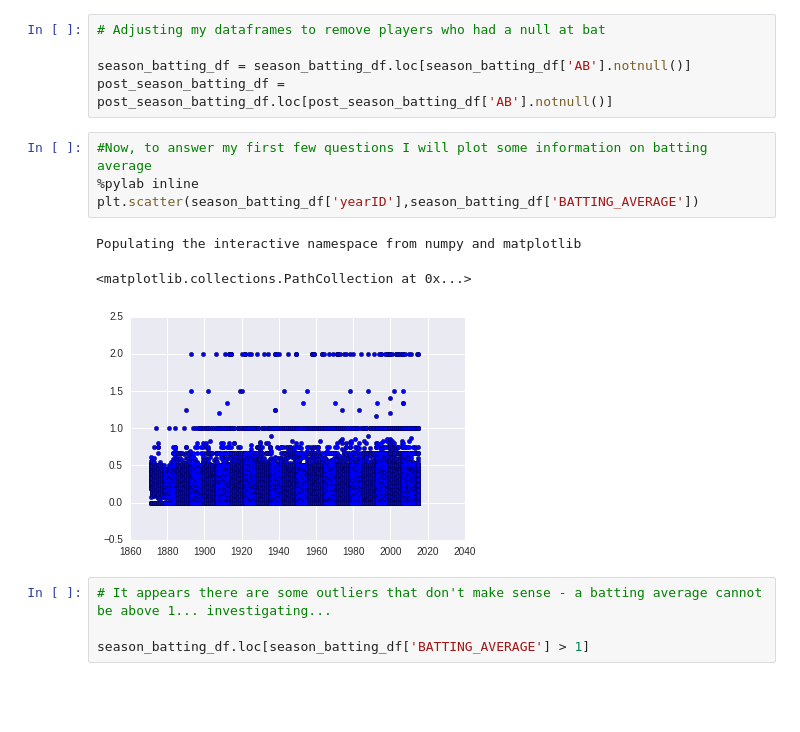
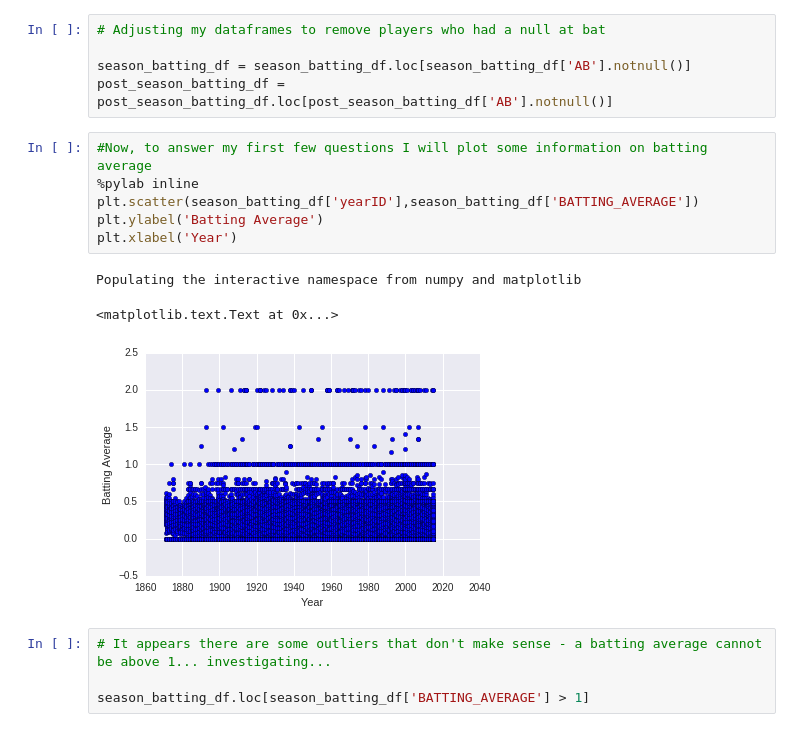
Before and after one commit to adam-carney/Data_Analysis_nanodegree, a Jupyter notebook: Data_Analysis_Nanodegree-Project_2.ipynb, the cells around one changed output. Saved outputs shown, nothing was run; the diff lists cells and outputs as text; blank space fills up the shorter version.

```diff
--- a/Data_Analysis_Nanodegree-Project_2.ipynb
+++ b/Data_Analysis_Nanodegree-Project_2.ipynb
@@ -168,11 +201,13 @@ post_season_batting_df = post_season_batting_df.loc[post_season_batting_df['AB']
 # %%
 #Now, to answer my first few questions I will plot some information on batting average
 %pylab inline
 plt.scatter(season_batting_df['yearID'],season_batting_df['BATTING_AVERAGE'])
+plt.ylabel('Batting Average')
+plt.xlabel('Year')
 # %% [output]
 Populating the interactive namespace from numpy and matplotlib
-<matplotlib.collections.PathCollection at 0x...>
+<matplotlib.text.Text at 0x...>
-[figure, old version]
+[figure, new version]
 # %%
 # It appears there are some outliers that don't make sense - a batting average cannot be above 1... investigating...
 
```
Also changed, not shown: parts of 9 cells of this notebook, 1 other file.
